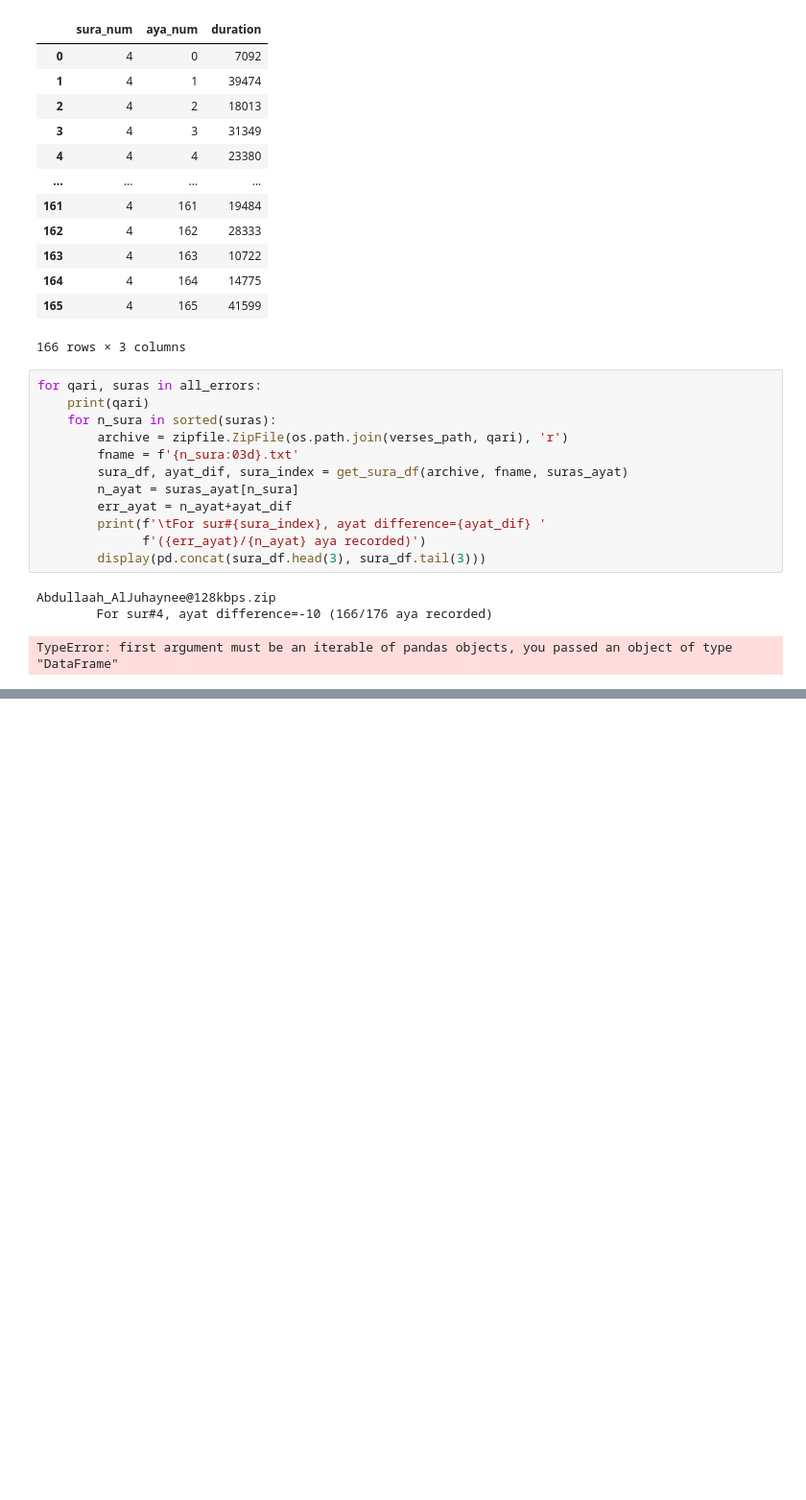
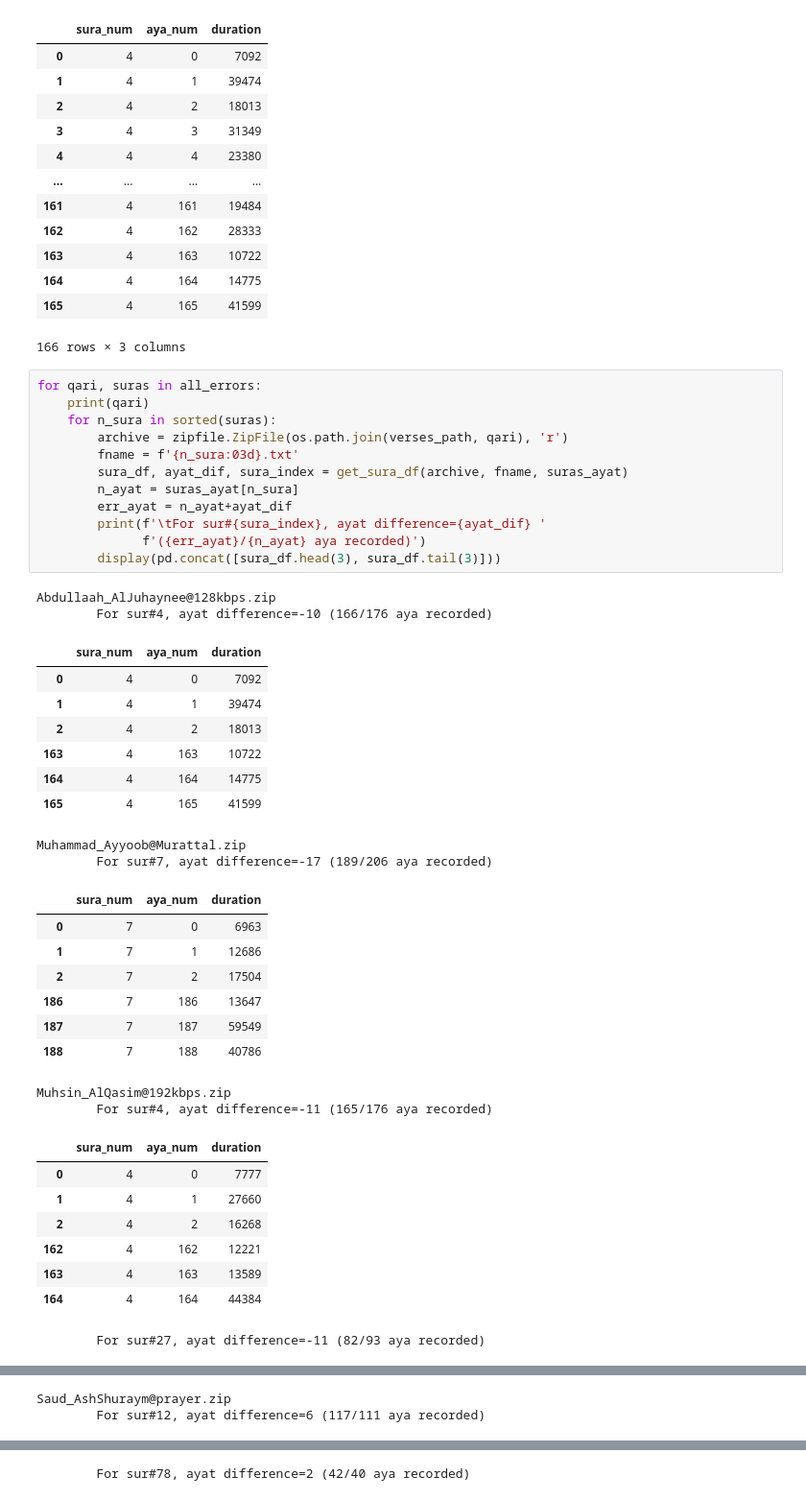
Before and after one commit to drnesr/QuranDataset, a Jupyter notebook: Code/DB_Qur_001.ipynb, the cells around one changed output, grey strips where cells are left out. Shown: that part at 96% size. Cells and saved outputs as stored; diff of their text form; blank space fills up the shorter version.

Commit message:
Identified all files with errors

```diff
--- a/Code/DB_Qur_001.ipynb
+++ b/Code/DB_Qur_001.ipynb
@@ -1906,16 +1906,41 @@ sura_df
 # %%
 for qari, suras in all_errors:
     print(qari)
     for n_sura in sorted(suras):
         archive = zipfile.ZipFile(os.path.join(verses_path, qari), 'r')
         fname = f'{n_sura:03d}.txt'
         sura_df, ayat_dif, sura_index = get_sura_df(archive, fname, suras_ayat)
         n_ayat = suras_ayat[n_sura]
         err_ayat = n_ayat+ayat_dif
         print(f'\tFor sur#{sura_index}, ayat difference={ayat_dif} '
               f'({err_ayat}/{n_ayat} aya recorded)')
-        display(pd.concat(sura_df.head(3), sura_df.tail(3)))
+        display(pd.concat([sura_df.head(3), sura_df.tail(3)]))
 # %% [output]
 Abdullaah_AlJuhaynee@128kbps.zip
         For sur#4, ayat difference=-10 (166/176 aya recorded)
+|  | sura_num | aya_num | duration |
+| 0 | 4 | 0 | 7092 |
+| 1 | 4 | 1 | 39474 |
+| 2 | 4 | 2 | 18013 |
+| 163 | 4 | 163 | 10722 |
+| 164 | 4 | 164 | 14775 |
+| 165 | 4 | 165 | 41599 |
-TypeError: first argument must be an iterable of pandas objects, you passed an object of type "DataFrame"
+Muhammad_Ayyoob@Murattal.zip
+        For sur#7, ayat difference=-17 (189/206 aya recorded)
+|  | sura_num | aya_num | duration |
+| 0 | 7 | 0 | 6963 |
+| 1 | 7 | 1 | 12686 |
+| 2 | 7 | 2 | 17504 |
+| 186 | 7 | 186 | 13647 |
+| 187 | 7 | 187 | 59549 |
+| 188 | 7 | 188 | 40786 |
+Muhsin_AlQasim@192kbps.zip
+        For sur#4, ayat difference=-11 (165/176 aya recorded)
+|  | sura_num | aya_num | duration |
+| 0 | 4 | 0 | 7777 |
+| 1 | 4 | 1 | 27660 |
+| 2 | 4 | 2 | 16268 |
+| 162 | 4 | 162 | 12221 |
+| 163 | 4 | 163 | 13589 |
+| 164 | 4 | 164 | 44384 |
+        For sur#27, ayat difference=-11 (82/93 aya recorded)
@@ -1921,0 +1954,2 @@ TypeError: first argument must be an iterable of pandas objects, you passed an o
+Saud_AshShuraym@prayer.zip
+        For sur#12, ayat difference=6 (117/111 aya recorded)
@@ -1921,0 +1963 @@ TypeError: first argument must be an iterable of pandas objects, you passed an o
+        For sur#78, ayat difference=2 (42/40 aya recorded)
```
Also changed, not shown: parts of 1 cell of this notebook.
